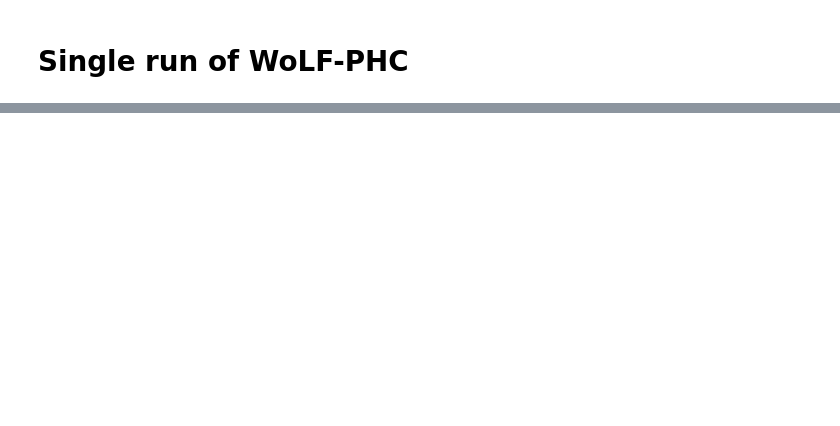
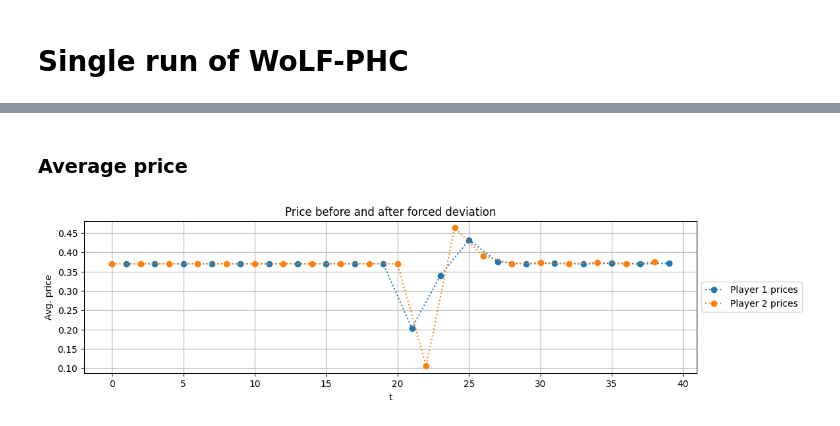
Before and after one commit to nicklasbusk/Bachelorprojekt, a Jupyter notebook: Code/wolf_phc.ipynb, the cells around one changed output, grey strips where cells are left out. Saved outputs shown, nothing was run; the diff lists cells and outputs as text; code cells hidden in the pictures; blank space fills up the shorter version.

```diff
--- a/Code/wolf_phc.ipynb
+++ b/Code/wolf_phc.ipynb
@@ -111,0 +79,23 @@ print(d)
+# %% [markdown]
+### Average price
+# %%
+xvalues = range(len(MAnkA[249965:249985]))
+#print(p2)
+#print(new)
+# Plot the array as a line graph
+plt.figure(figsize=(12, 3))
+plt.plot(range(1,len(xvalues)*2,2), MAnkA[249965:249985], marker="o", linestyle='dotted')
+plt.plot(range(0,len(xvalues)*2,2), MAnkaB[249965:249985], marker="o", linestyle='dotted')
+#plt.plot(xvalues, p2, marker="o", linestyle='dotted')
+
+# Add labels and title
+plt.grid()
+plt.xlabel('t')
+plt.ylabel('Avg. price')
+plt.title('Price before and after forced deviation')
+plt.legend(['Player 1 prices', 'Player 2 prices'], bbox_to_anchor=(1,0.5), loc='center left')
+
+# Display the graph
+plt.show()
+# %% [output]
+[figure, added]
```
Also changed, not shown: parts of 21 cells of this notebook, 3 other files.
